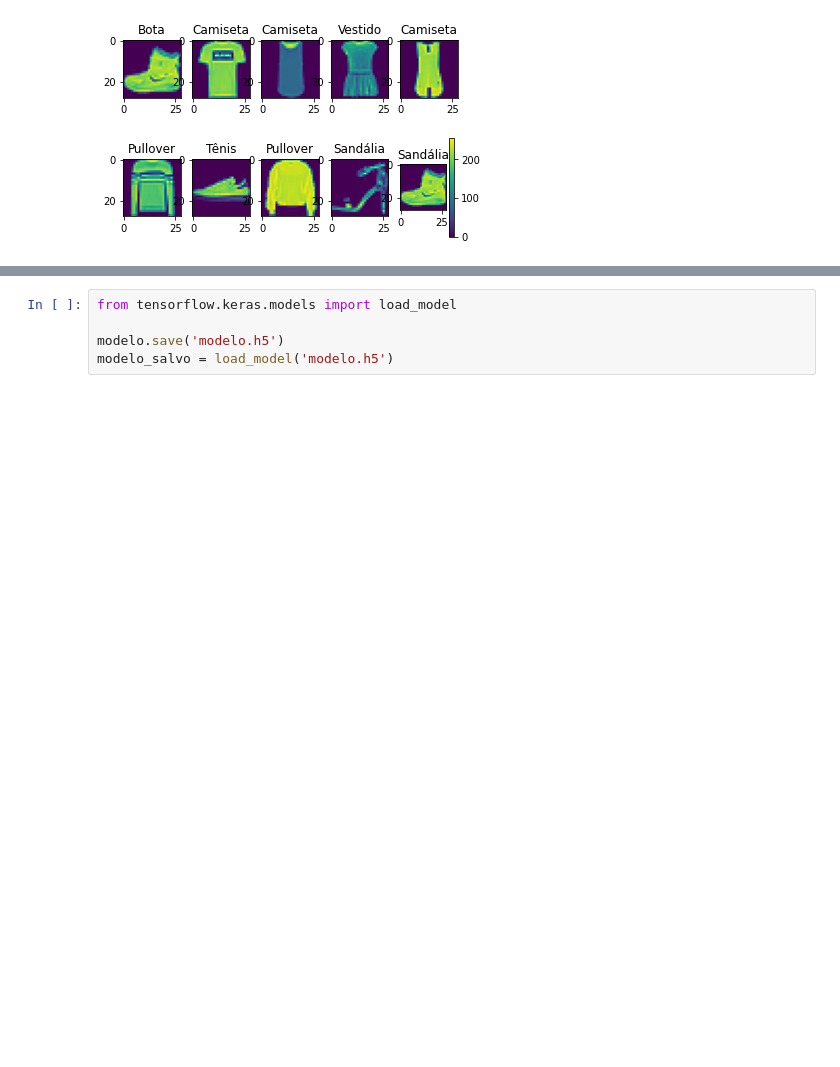
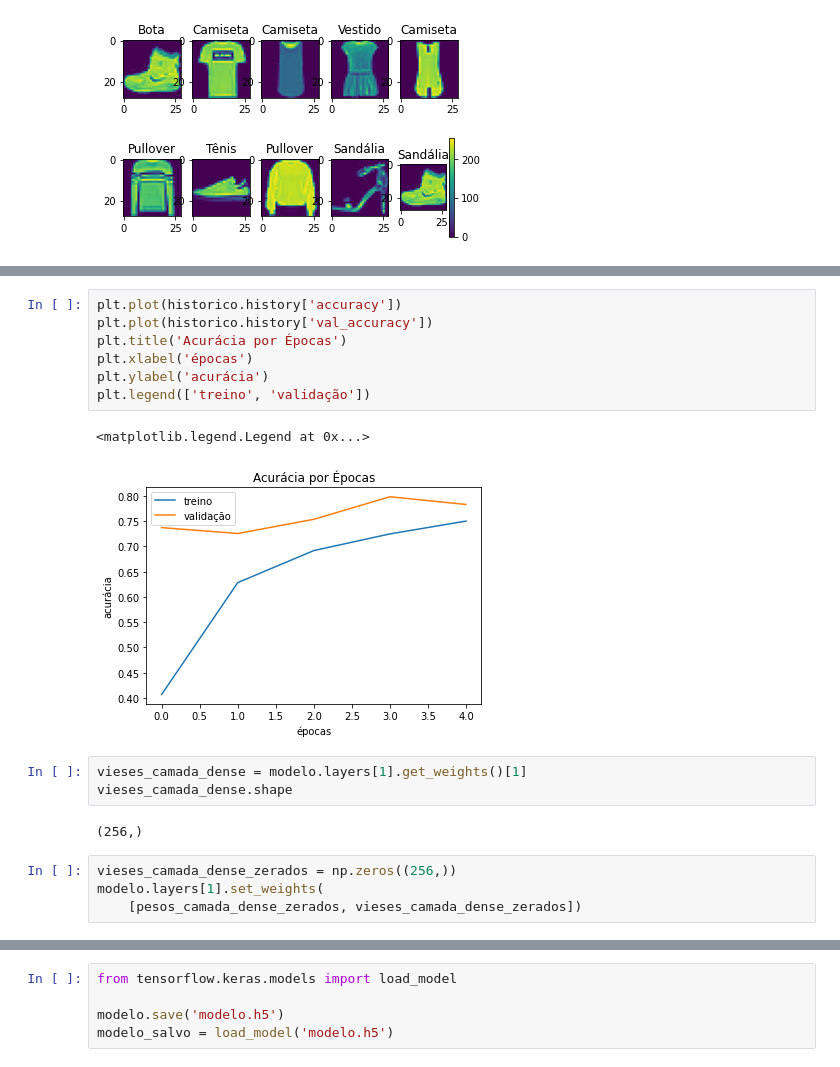
Before and after one commit to EB28/DataScience, a Jupyter notebook: ML02_Deep_Learning.ipynb, the cells around one changed output, grey strips where cells are left out. Drawn from its saved outputs; the diff is of its cells as text; blank space fills up the shorter version.

```diff
--- a/ML02_Deep_Learning.ipynb
+++ b/ML02_Deep_Learning.ipynb
@@ -65,0 +133,19 @@ pesos_camada_dense = modelo.layers[1].get_weights()
+# %%
+plt.plot(historico.history['accuracy'])
+plt.plot(historico.history['val_accuracy'])
+plt.title('Acurácia por Épocas')
+plt.xlabel('épocas')
+plt.ylabel('acurácia')
+plt.legend(['treino', 'validação'])
+# %% [output]
+<matplotlib.legend.Legend at 0x...>
+[figure, added]
+# %%
+vieses_camada_dense = modelo.layers[1].get_weights()[1]
+vieses_camada_dense.shape
+# %% [output]
+(256,)
+# %%
+vieses_camada_dense_zerados = np.zeros((256,))
+modelo.layers[1].set_weights(
+    [pesos_camada_dense_zerados, vieses_camada_dense_zerados])
```
Also changed, not shown: parts of 11 cells of this notebook.
